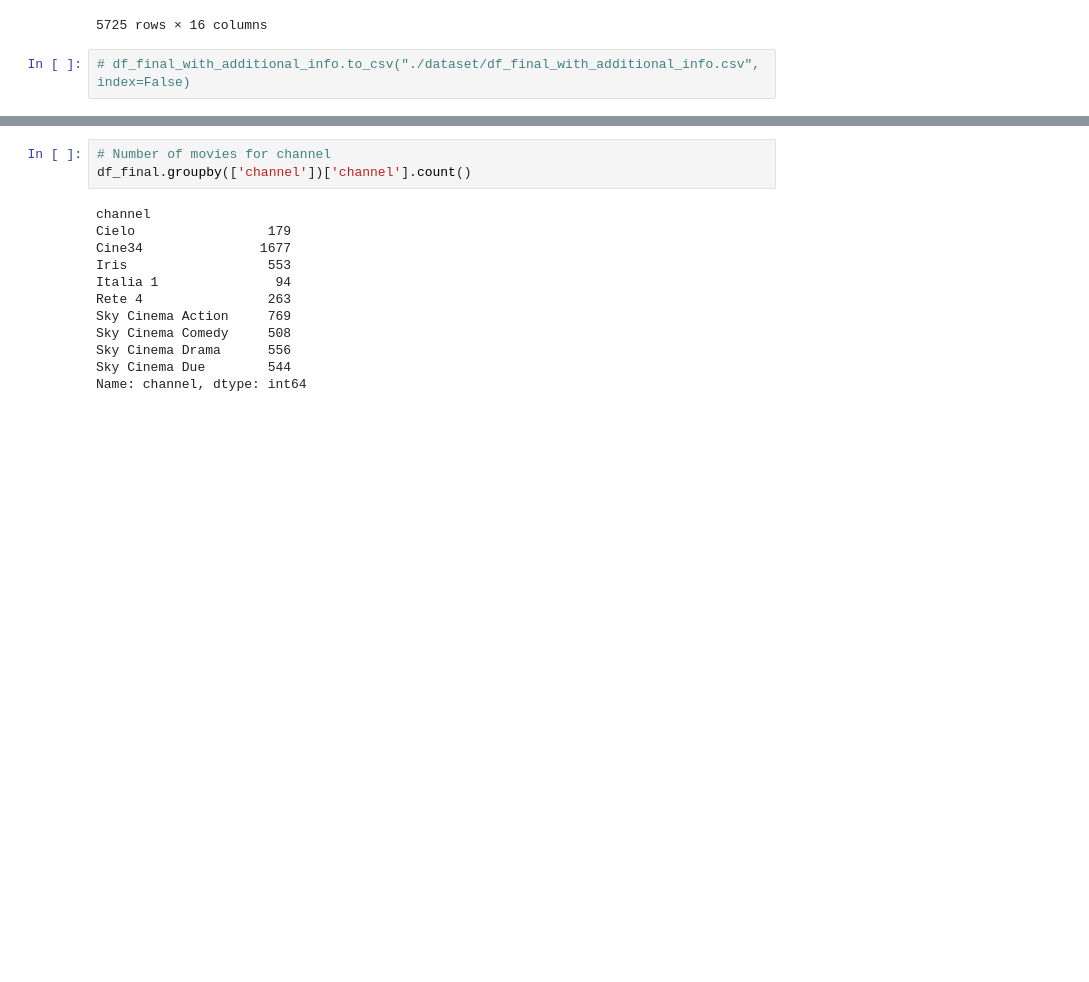
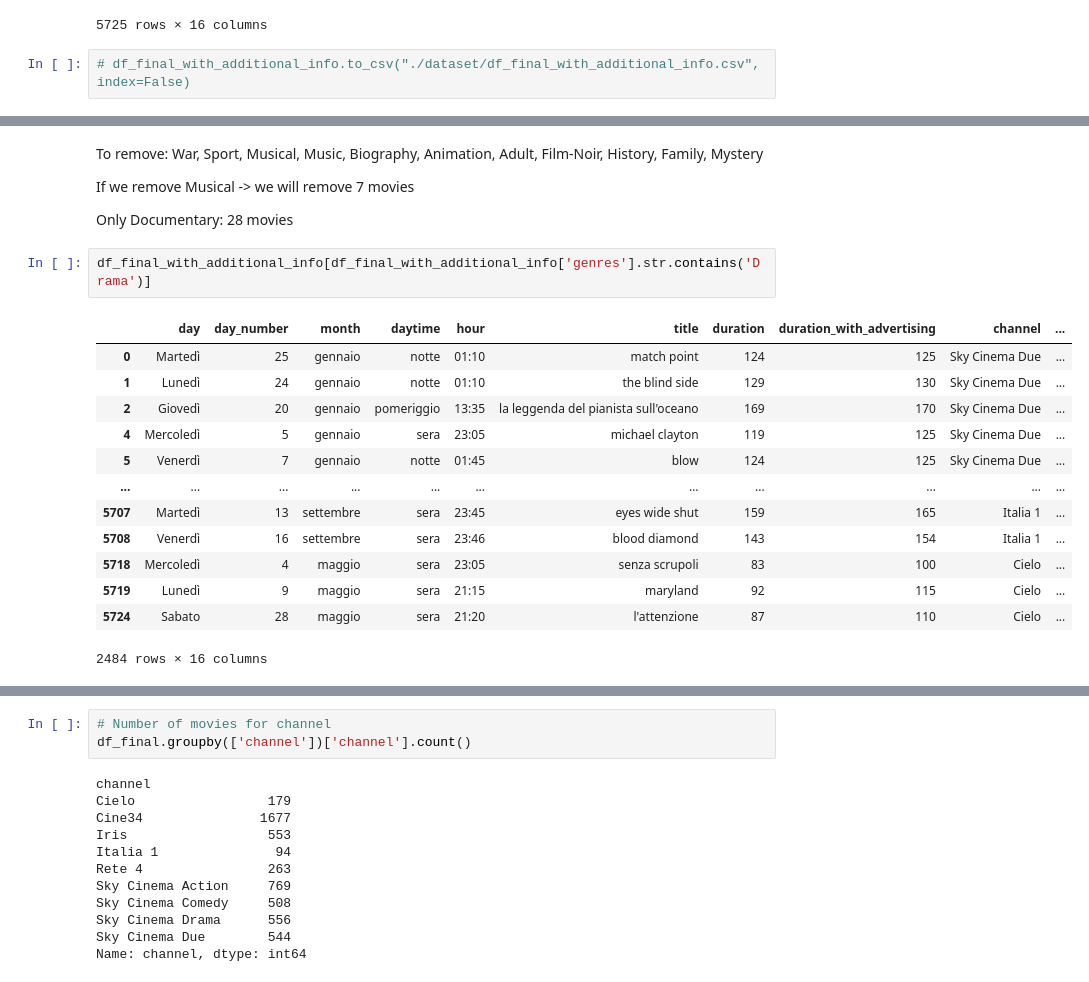
Before and after one commit to florin-git/TV-Movies-Visual-Analytics, a Jupyter notebook: dataset_creation.ipynb, the cells around one changed output, grey strips where cells are left out. Cells and saved outputs as stored; diff of their text form; blank space fills up the shorter version.

```diff
--- a/dataset_creation.ipynb
+++ b/dataset_creation.ipynb
@@ -412,0 +431,22 @@ df_final_with_additional_info
+# %% [markdown]
+To remove: War, Sport, Musical, Music, Biography, Animation, Adult, Film-Noir, History, Family, Mystery
+
+If we remove Musical -> we will remove 7 movies
+
+Only Documentary: 28 movies
+# %%
+df_final_with_additional_info[df_final_with_additional_info['genres'].str.contains('Drama')]
+# %% [output]
+|  | day | day_number | month | daytime | hour | title | duration | duration_with_advertising | channel | ... |
+| 0 | Martedì | 25 | gennaio | notte | 01:10 | match point | 124 | 125 | Sky Cinema Due | ... |
+| 1 | Lunedì | 24 | gennaio | notte | 01:10 | the blind side | 129 | 130 | Sky Cinema Due | ... |
+| 2 | Giovedì | 20 | gennaio | pomeriggio | 13:35 | la leggenda del pianista sull'oceano | 169 | 170 | Sky Cinema Due | ... |
+| 4 | Mercoledì | 5 | gennaio | sera | 23:05 | michael clayton | 119 | 125 | Sky Cinema Due | ... |
+| 5 | Venerdì | 7 | gennaio | notte | 01:45 | blow | 124 | 125 | Sky Cinema Due | ... |
+| ... | ... | ... | ... | ... | ... | ... | ... | ... | ... | ... |
+| 5707 | Martedì | 13 | settembre | sera | 23:45 | eyes wide shut | 159 | 165 | Italia 1 | ... |
+| 5708 | Venerdì | 16 | settembre | sera | 23:46 | blood diamond | 143 | 154 | Italia 1 | ... |
+| 5718 | Mercoledì | 4 | maggio | sera | 23:05 | senza scrupoli | 83 | 100 | Cielo | ... |
+| 5719 | Lunedì | 9 | maggio | sera | 21:15 | maryland | 92 | 115 | Cielo | ... |
+| 5724 | Sabato | 28 | maggio | sera | 21:20 | l'attenzione | 87 | 110 | Cielo | ... |
+2484 rows × 16 columns
```
Also changed, not shown: parts of 9 cells of this notebook, 4 other files.
